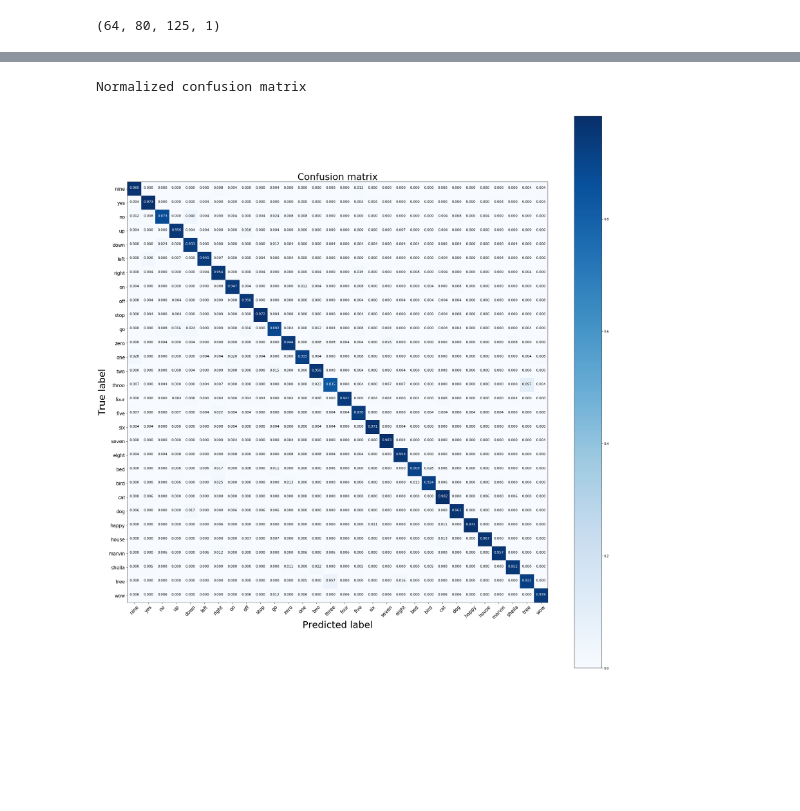
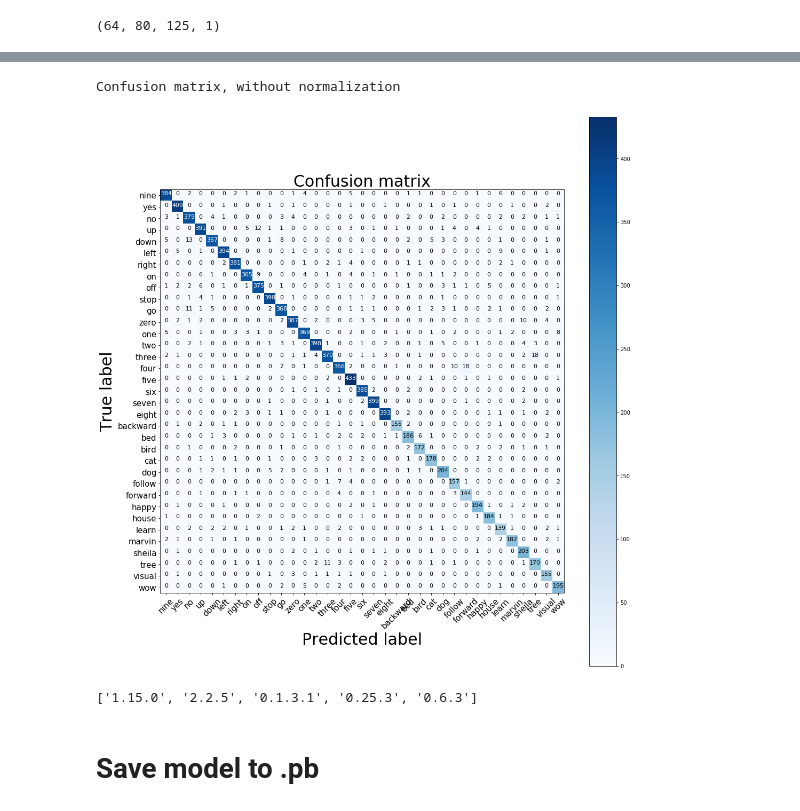
Before and after one commit to douglas125/SpeechCmdRecognition, a Jupyter notebook: Speech_Recog_Demo.ipynb, the cells around one changed output, grey strips where cells are left out. Cells and saved outputs as stored; diff of their text form; code cells hidden in the pictures; blank space fills up the shorter version.

Commit message:
Added version requirements. Minor changes to example notebook

```diff
--- a/Speech_Recog_Demo.ipynb
+++ b/Speech_Recog_Demo.ipynb
@@ -468,16 +430,25 @@ classes = ['nine', 'yes', 'no', 'up', 'down', 'left', 'right', 'on', 'off', 'sto
            'visual', 'wow']
 # %%
 #35word, v1
-classes=['nine', 'yes',  'no', 'up', 'down', 'left', 'right', 'on', 'off', 'stop', 'go',
-         'zero', 'one', 'two', 'three', 'four', 'five', 'six', 'seven',  'eight',
-         'bed', 'bird', 'cat', 'dog', 'happy', 'house',
-         'marvin', 'sheila', 'tree', 'wow']
+#classes=['nine', 'yes',  'no', 'up', 'down', 'left', 'right', 'on', 'off', 'stop', 'go',
+#         'zero', 'one', 'two', 'three', 'four', 'five', 'six', 'seven',  'eight',
+#         'bed', 'bird', 'cat', 'dog', 'happy', 'house',
+#         'marvin', 'sheila', 'tree', 'wow']
 # %%
 #20cmd
-classes=['unknown', 'nine', 'yes',  'no', 'up', 'down', 'left', 'right', 'on', 'off', 'stop', 'go',
-         'zero', 'one', 'two', 'three', 'four', 'five', 'six', 'seven',  'eight']
+#classes=['unknown', 'nine', 'yes',  'no', 'up', 'down', 'left', 'right', 'on', 'off', 'stop', 'go',
+#         'zero', 'one', 'two', 'three', 'four', 'five', 'six', 'seven',  'eight']
 # %%
-audioUtils.plot_confusion_matrix(cm,classes, normalize=True)
+audioUtils.plot_confusion_matrix(cm,classes, normalize=False)
 # %% [output]
-Normalized confusion matrix
+Confusion matrix, without normalization
-[figure, old version]
+[figure, new version]
+# %%
+import keras
+import pandas as pd
+import kapre
+[tf.__version__, keras.__version__, kapre.__version__, pd.__version__, librosa.__version__]
+# %% [output]
+['1.15.0', '2.2.5', '0.1.3.1', '0.25.3', '0.6.3']
+# %% [markdown]
+# Save model to .pb
```
Also changed, not shown: parts of 34 cells of this notebook, 1 other file.
